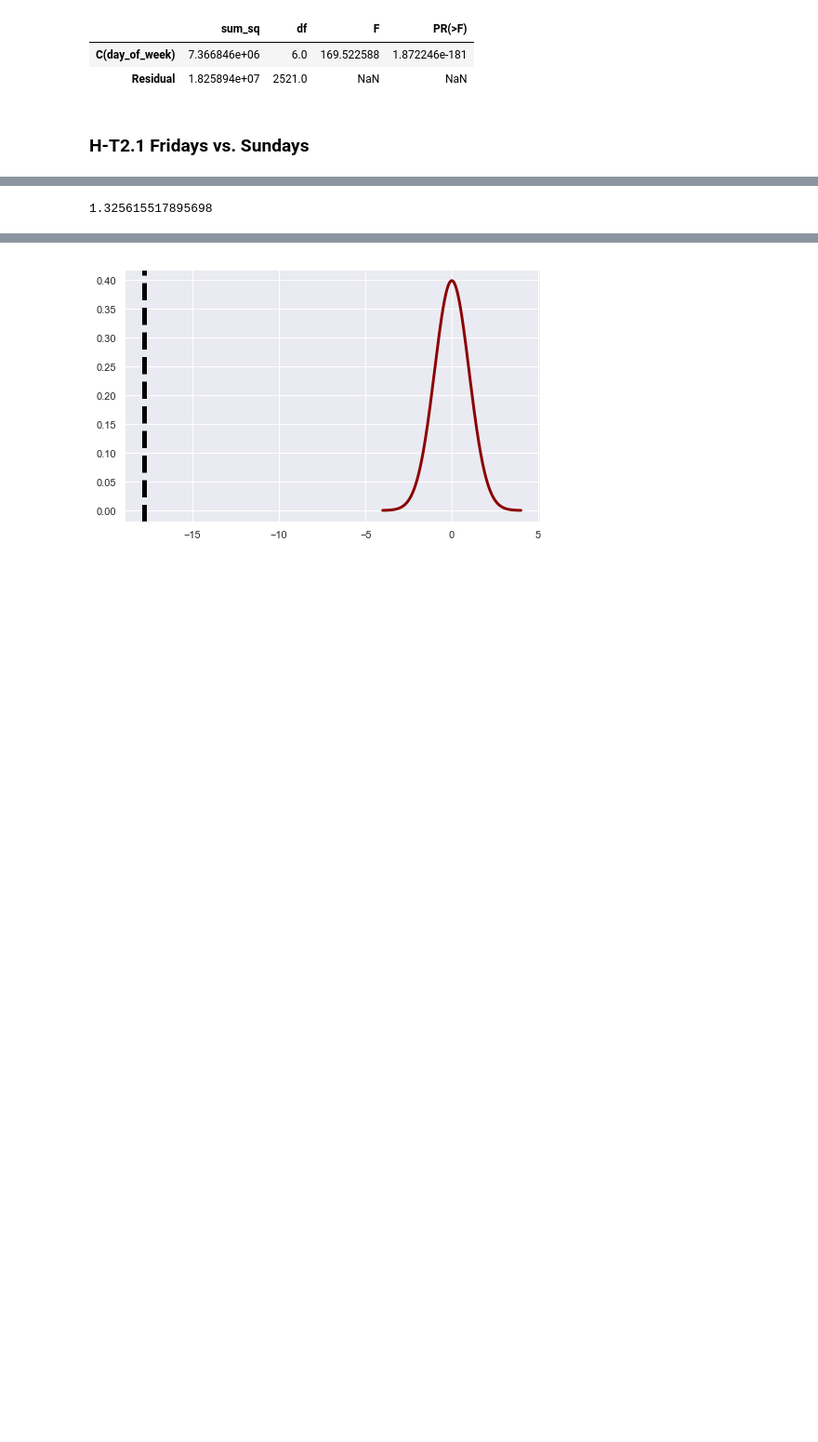
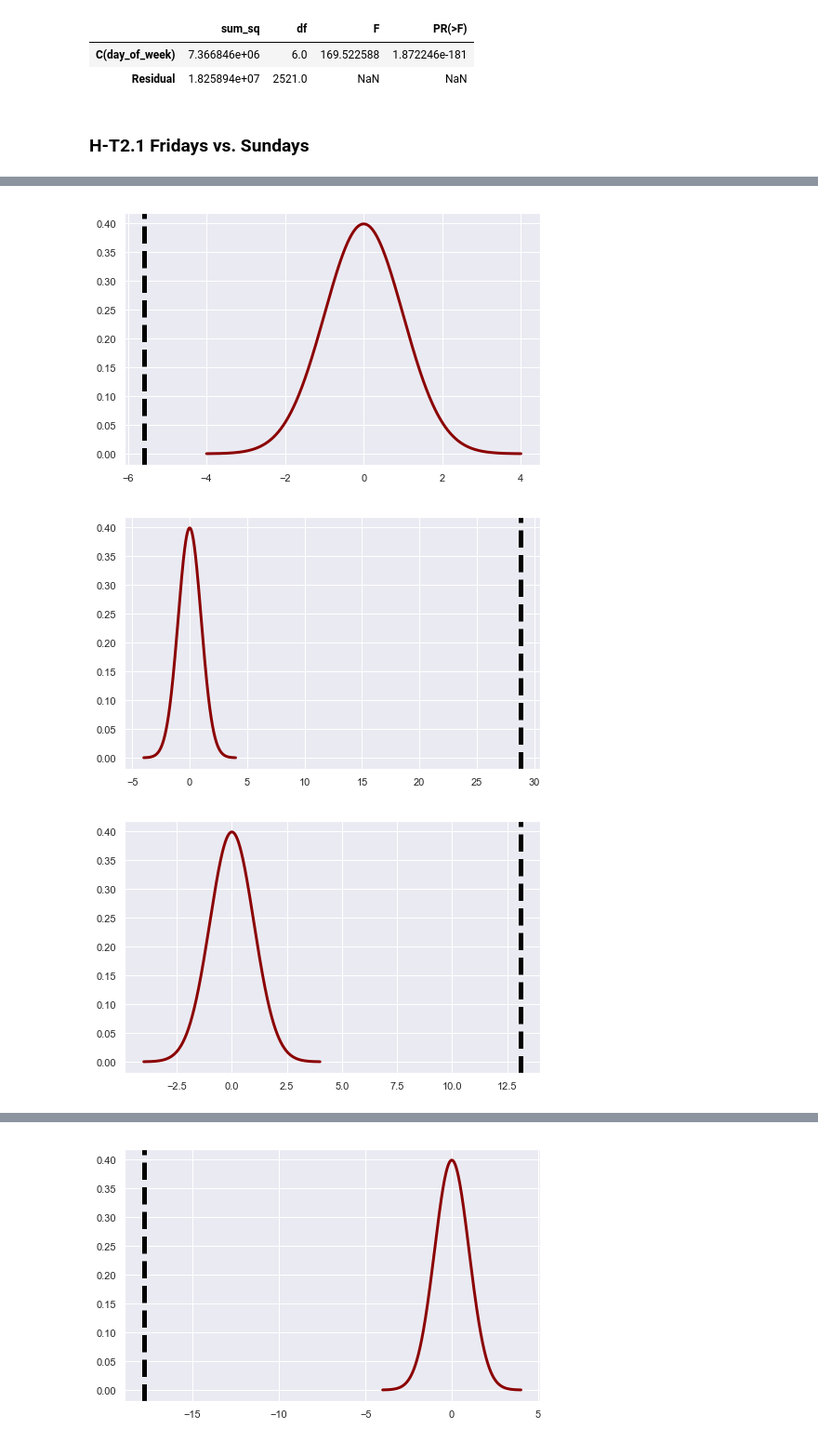
Before and after one commit to davidhaase/mod-3-final-project, a Jupyter notebook: nyc-collision.ipynb, the cells around one changed output, grey strips where cells are left out. Shown at 93% size. Cells and saved outputs as stored; diff of their text form; code cells hidden in the pictures; blank space fills up the shorter version.

```diff
--- a/nyc-collision.ipynb
+++ b/nyc-collision.ipynb
@@ -318,9 +300,0 @@ Ttest_indResult(statistic=array([13.12201923]), pvalue=array([1.98918195e-35]))
-# %%
-control = weekdays.loc[weekdays['day_of_week'] == 'Sunday', 'collisions']
-experimental = weekdays.loc[weekdays['day_of_week'] == 'Monday', 'collisions']
-
-# sns.set_style('whitegrid')
-# sns.set(color_codes=True)
-sns.set(rc={'figure.figsize':(12,10)})
-sns.distplot(control)
-sns.distplot(experimental)
@@ -344,26 +301,35 @@ Ttest_indResult(statistic=17.82200696730555, pvalue=3.8122198166478484e-59)
-# %%
-def Cohen_d(group1, group2):
-
-    # Compute Cohen's d.
-
-    # group1: Series or NumPy array
-    # group2: Series or NumPy array
-
-    # returns a floating point number
-
-    diff = group1.mean() - group2.mean()
-
-    n1, n2 = len(group1), len(group2)
-    var1 = group1.var()
-    var2 = group2.var()
-
-    # Calculate the pooled threshold as shown earlier
-    pooled_var = (n1 * var1 + n2 * var2) / (n1 + n2)
-
-    # Calculate Cohen's d statistic
-    d = diff / np.sqrt(pooled_var)
-
-    return d
-Cohen_d(experimental, control)
-# %% [output]
-1.325615517895698
+# %%
+def visualize_t(t_stat, n_control, n_experimental):
+
+    # initialize a matplotlib "figure"
+    fig = plt.figure(figsize=(8,5))
+    ax = fig.gca()
+    # generate points on the x axis between -4 and 4:
+    xs = np.linspace(-4, 4, 500)
+
+    # use stats.t.pdf to get values on the probability density function for the t-distribution
+
+    ys= stats.t.pdf(xs, (n_control+n_experimental-2), 0, 1)
+    ax.plot(xs, ys, linewidth=3, color='darkred')
+
+    ax.axvline(t_stat, color='black', linestyle='--', lw=5)
+#     ax.axvline(-t_stat, color='black', linestyle='--', lw=5)
+
+    plt.show()
+    return None
+
+def visualize_t_daypairs(pairs, df):
+    for pair in pairs:
+        filename = 'images/distplots/displot-collisions-by-' + pair[0] + '-' + pair[1] + '.png'
+        day1 = df.loc[df['day_of_week'] == pair[0], 'collisions']
+        day2 = df.loc[df['day_of_week'] == pair[1], 'collisions']
+        t_stat = twosample_tstatistic(day1, day2)
+        visualize_t(t_stat, len(day1), len(day2))
+
+
+day_pairs = [['Thursday', 'Friday'], ['Friday', 'Sunday'], ['Saturday', 'Sunday']]
+visualize_t_daypairs(day_pairs, weekdays)
+# %% [output]
+[figure, added]
+[figure, added]
+[figure, added]
```
Also changed, not shown: parts of 12 cells of this notebook.
